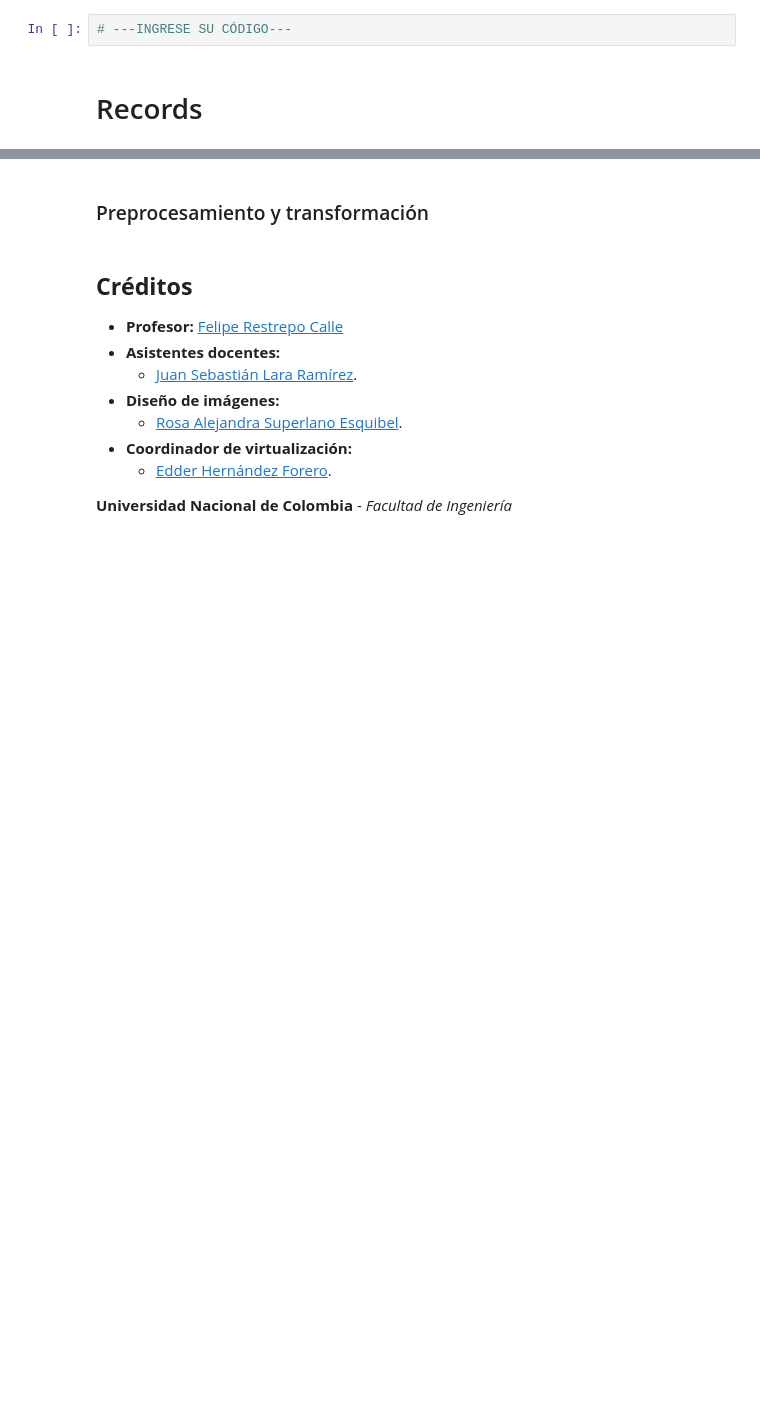
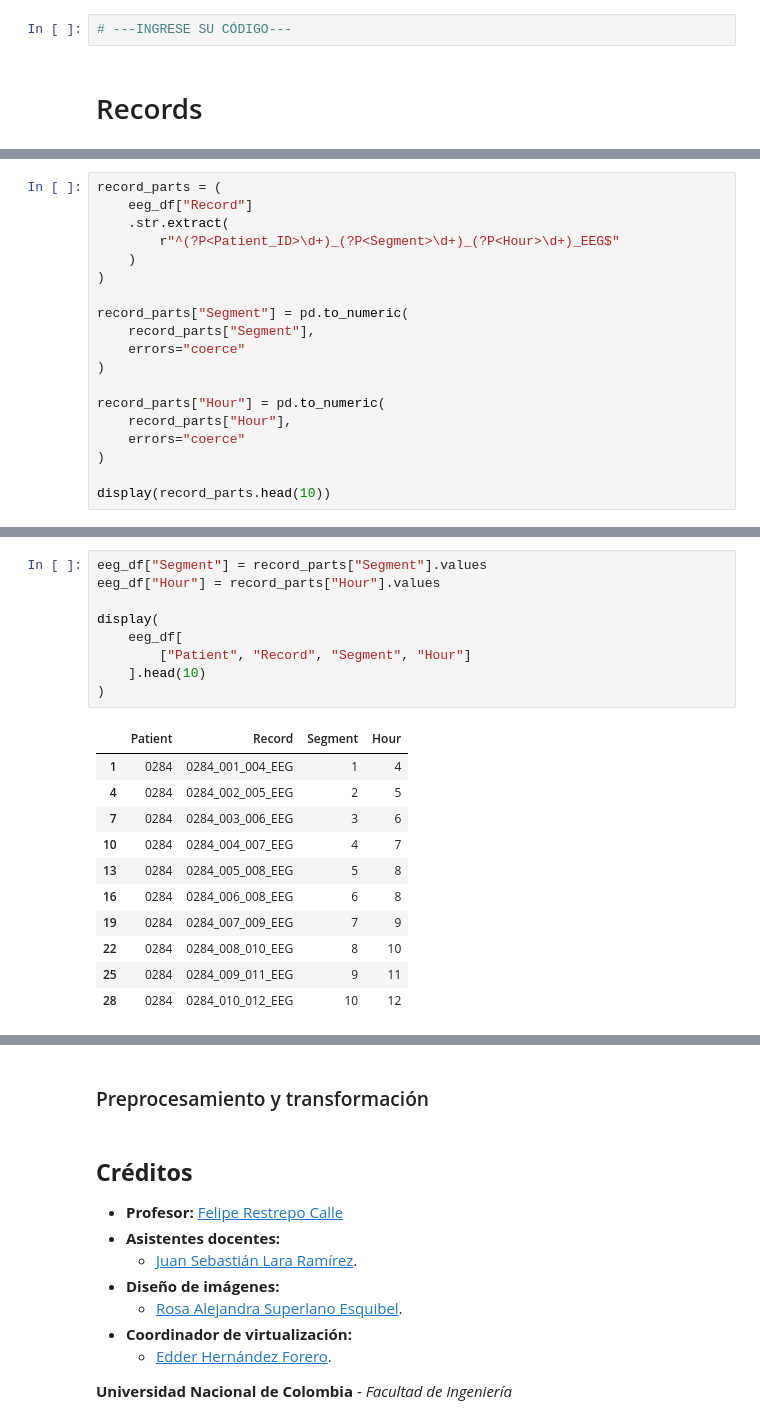
Before and after one commit to AlejandraJaramillo19/mlda-project_, a Jupyter notebook: notebooks/03_data_preparation/03_data_preparation.ipynb, the cells around one changed output, grey strips where cells are left out. Saved outputs shown, nothing was run; the diff lists cells and outputs as text; blank space fills up the shorter version.

```diff
--- a/notebooks/03_data_preparation/03_data_preparation.ipynb
+++ b/notebooks/03_data_preparation/03_data_preparation.ipynb
@@ -1618,0 +3124,19 @@ En la selección de datos, reflexione sobre las variables que son realmente rele
+# %%
+record_parts = (
+    eeg_df["Record"]
+    .str.extract(
+        r"^(?P<Patient_ID>\d+)_(?P<Segment>\d+)_(?P<Hour>\d+)_EEG$"
+    )
+)
+
+record_parts["Segment"] = pd.to_numeric(
+    record_parts["Segment"],
+    errors="coerce"
+)
+
+record_parts["Hour"] = pd.to_numeric(
+    record_parts["Hour"],
+    errors="coerce"
+)
+
+display(record_parts.head(10))
@@ -1618,0 +3155,21 @@ En la selección de datos, reflexione sobre las variables que son realmente rele
+# %%
+eeg_df["Segment"] = record_parts["Segment"].values
+eeg_df["Hour"] = record_parts["Hour"].values
+
+display(
+    eeg_df[
+        ["Patient", "Record", "Segment", "Hour"]
+    ].head(10)
+)
+# %% [output]
+|  | Patient | Record | Segment | Hour |
+| 1 | 0284 | 0284_001_004_EEG | 1 | 4 |
+| 4 | 0284 | 0284_002_005_EEG | 2 | 5 |
+| 7 | 0284 | 0284_003_006_EEG | 3 | 6 |
+| 10 | 0284 | 0284_004_007_EEG | 4 | 7 |
+| 13 | 0284 | 0284_005_008_EEG | 5 | 8 |
+| 16 | 0284 | 0284_006_008_EEG | 6 | 8 |
+| 19 | 0284 | 0284_007_009_EEG | 7 | 9 |
+| 22 | 0284 | 0284_008_010_EEG | 8 | 10 |
+| 25 | 0284 | 0284_009_011_EEG | 9 | 11 |
+| 28 | 0284 | 0284_010_012_EEG | 10 | 12 |
```
Also changed, not shown: parts of 87 cells of this notebook.
